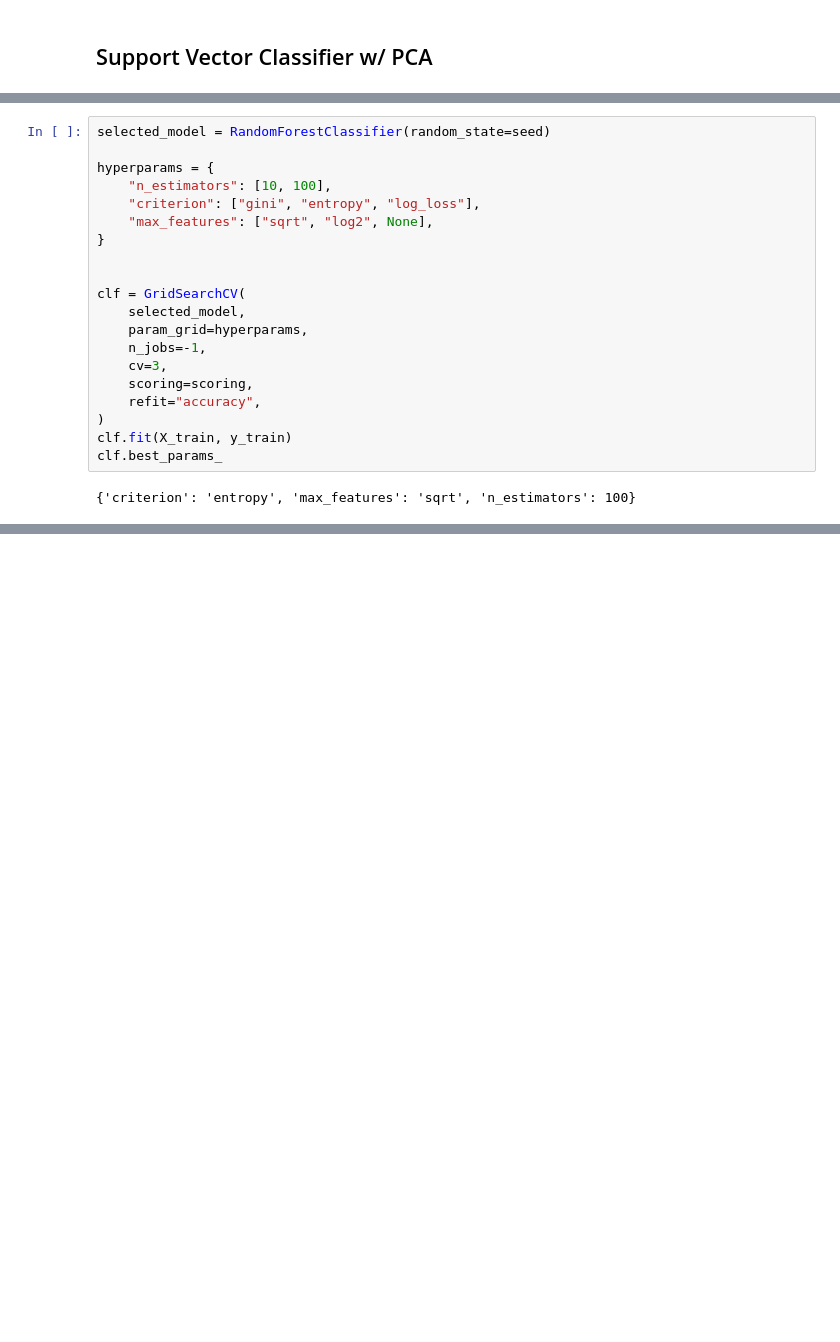
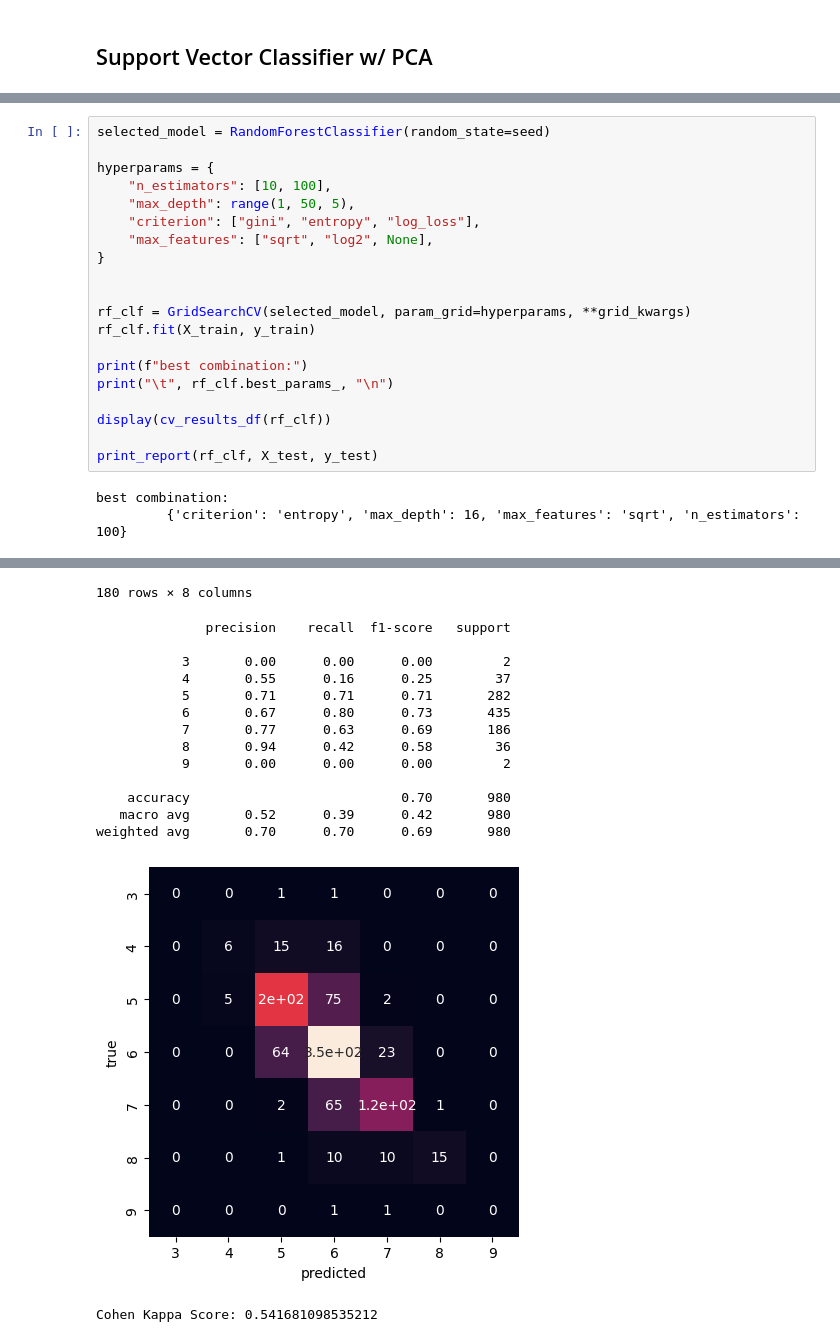
Before and after one commit to apwood-physics/HPEDSI-Courses, a Jupyter notebook: 311_intro_to_ML/HW2/311_wood_anthony_2.ipynb, the cells around one changed output, grey strips where cells are left out. Drawn from its saved outputs; the diff is of its cells as text; blank space fills up the shorter version.

```diff
--- a/311_intro_to_ML/HW2/311_wood_anthony_2.ipynb
+++ b/311_intro_to_ML/HW2/311_wood_anthony_2.ipynb
@@ -313,20 +271,21 @@ selected_model = RandomForestClassifier(random_state=seed)
 
 hyperparams = {
     "n_estimators": [10, 100],
+    "max_depth": range(1, 50, 5),
     "criterion": ["gini", "entropy", "log_loss"],
     "max_features": ["sqrt", "log2", None],
 }
 
 
-clf = GridSearchCV(
-    selected_model,
-    param_grid=hyperparams,
-    n_jobs=-1,
-    cv=3,
-    scoring=scoring,
-    refit="accuracy",
-)
-clf.fit(X_train, y_train)
-clf.best_params_
+rf_clf = GridSearchCV(selected_model, param_grid=hyperparams, **grid_kwargs)
+rf_clf.fit(X_train, y_train)
+
+print(f"best combination:")
+print("\t", rf_clf.best_params_, "\n")
+
+display(cv_results_df(rf_clf))
+
+print_report(rf_clf, X_test, y_test)
 # %% [output]
-{'criterion': 'entropy', 'max_features': 'sqrt', 'n_estimators': 100}
+best combination:
+         {'criterion': 'entropy', 'max_depth': 16, 'max_features': 'sqrt', 'n_estimators': 100}
@@ -332,0 +304,16 @@ clf.best_params_
+180 rows × 8 columns
+              precision    recall  f1-score   support
+
+           3       0.00      0.00      0.00         2
+           4       0.55      0.16      0.25        37
+           5       0.71      0.71      0.71       282
+           6       0.67      0.80      0.73       435
+           7       0.77      0.63      0.69       186
+           8       0.94      0.42      0.58        36
+           9       0.00      0.00      0.00         2
+
+    accuracy                           0.70       980
+   macro avg       0.52      0.39      0.42       980
+weighted avg       0.70      0.70      0.69       980
+[figure, added]
+Cohen Kappa Score: 0.541681098535212
```
Also changed, not shown: parts of 18 cells of this notebook, 4 other files.
